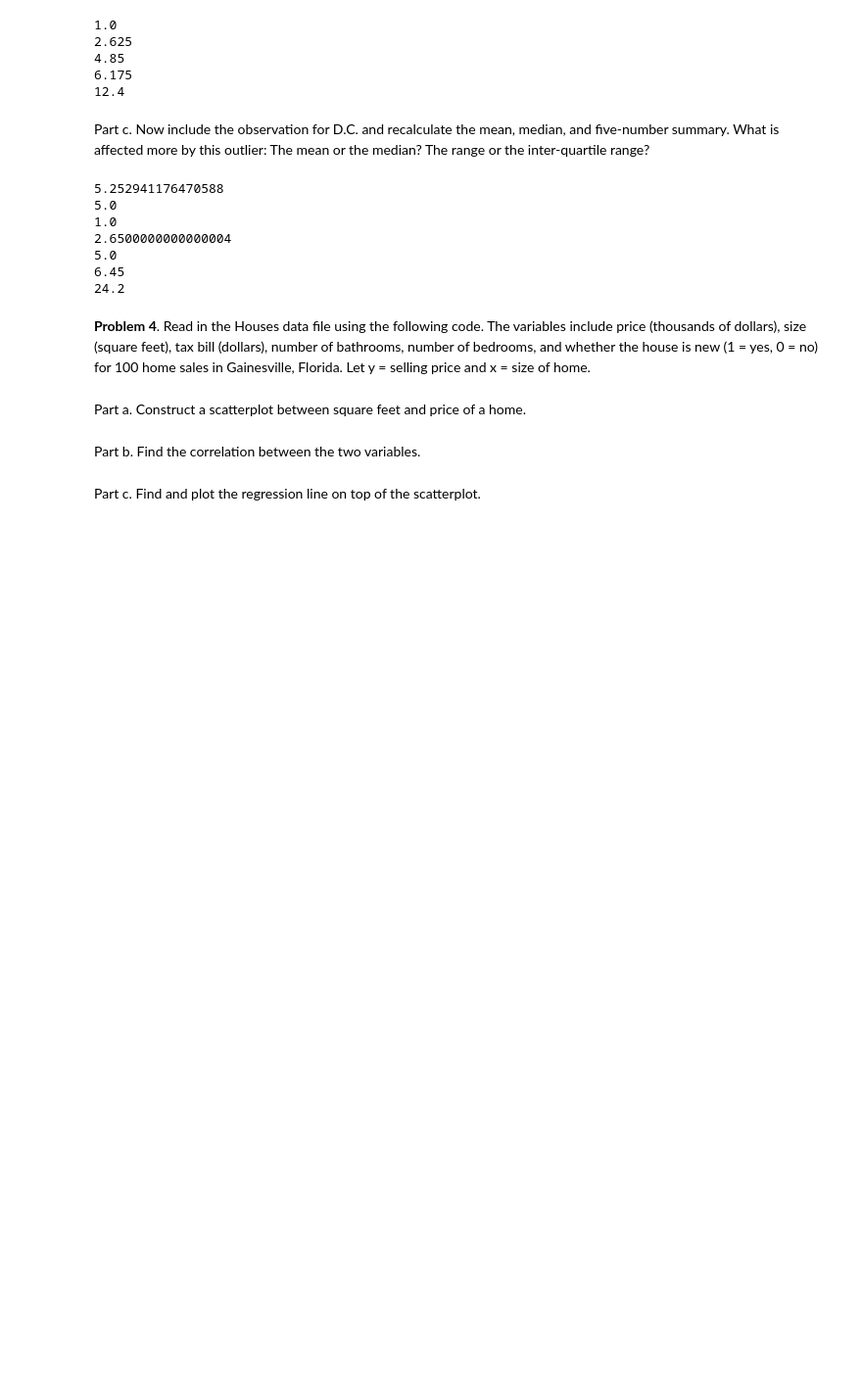
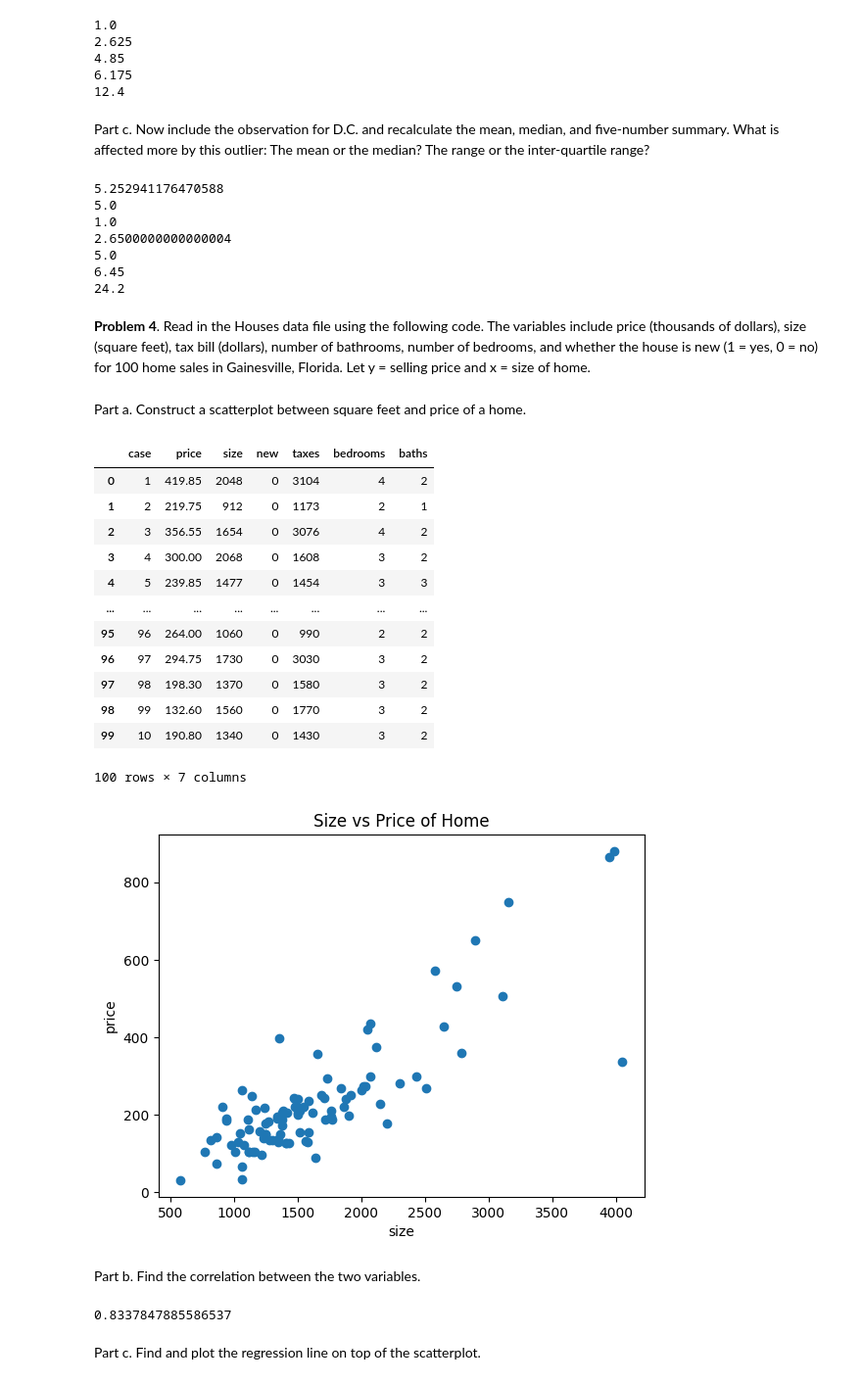
Before and after one commit to stat220/stat-220-hw1-waatermelon, a Jupyter notebook: Stat_220_HW1.ipynb, the cells around one changed output. Shown: that part at 98% size. Cells and saved outputs as stored; diff of their text form; code cells hidden in the pictures; blank space fills up the shorter version.

```diff
--- a/Stat_220_HW1.ipynb
+++ b/Stat_220_HW1.ipynb
@@ -79,4 +77,30 @@ plt.scatter()
+# %%
+plt.scatter(houses['size'], houses['price'])
+plt.xlabel("size")
+plt.ylabel("price")
+plt.title("Size vs Price of Home")
+houses
+# %% [output]
+|  | case | price | size | new | taxes | bedrooms | baths |
+| 0 | 1 | 419.85 | 2048 | 0 | 3104 | 4 | 2 |
+| 1 | 2 | 219.75 | 912 | 0 | 1173 | 2 | 1 |
+| 2 | 3 | 356.55 | 1654 | 0 | 3076 | 4 | 2 |
+| 3 | 4 | 300.00 | 2068 | 0 | 1608 | 3 | 2 |
+| 4 | 5 | 239.85 | 1477 | 0 | 1454 | 3 | 3 |
+| ... | ... | ... | ... | ... | ... | ... | ... |
+| 95 | 96 | 264.00 | 1060 | 0 | 990 | 2 | 2 |
+| 96 | 97 | 294.75 | 1730 | 0 | 3030 | 3 | 2 |
+| 97 | 98 | 198.30 | 1370 | 0 | 1580 | 3 | 2 |
+| 98 | 99 | 132.60 | 1560 | 0 | 1770 | 3 | 2 |
+| 99 | 10 | 190.80 | 1340 | 0 | 1430 | 3 | 2 |
+100 rows × 7 columns
+[figure, added]
 # %% [markdown]
 Part b. Find the correlation between the two variables.
+# %%
+correlation = houses['size'].corr(houses['price'])
+print(correlation)
+# %% [output]
+0.8337847885586537
 # %% [markdown]
 Part c. Find and plot the regression line on top of the scatterplot.
```
Also changed, not shown: parts of 4 cells of this notebook.
